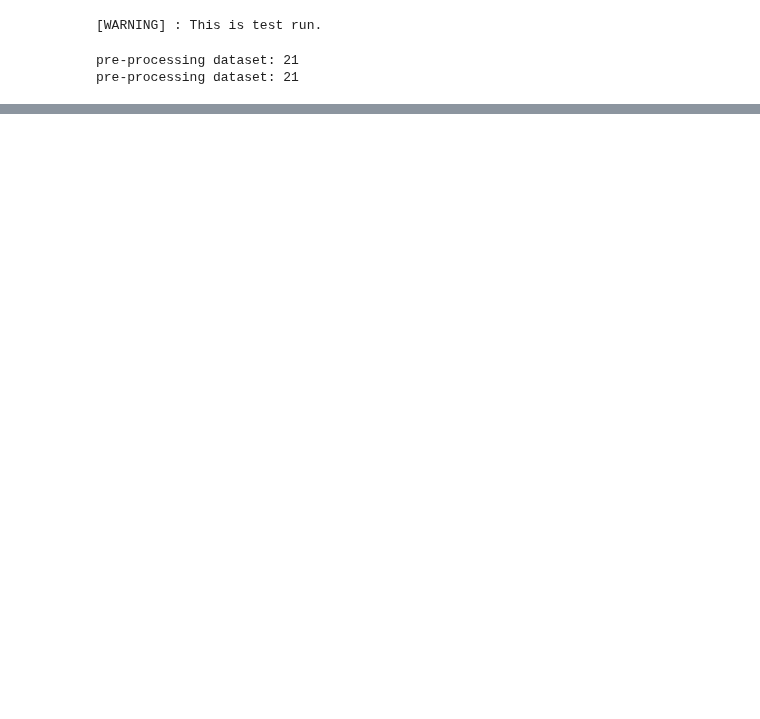
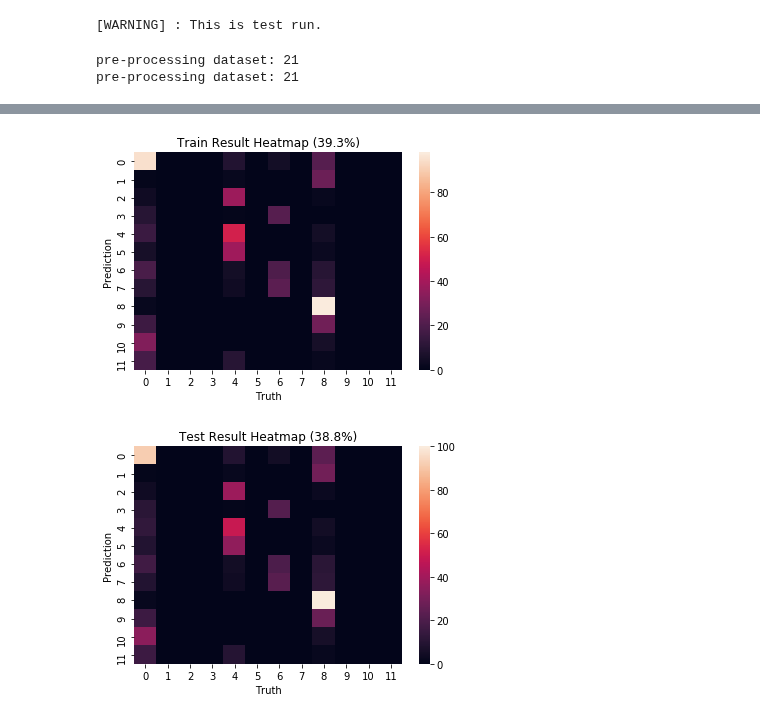
Before and after one commit to ArefMq/action-recognition-via-snn, a Jupyter notebook: synapse_test.ipynb, the cells around one changed output, grey strips where cells are left out. Cells and saved outputs as stored; diff of their text form; code cells hidden in the pictures; blank space fills up the shorter version.

```diff
--- a/synapse_test.ipynb
+++ b/synapse_test.ipynb
@@ -267,7 +268,7 @@ network.time_expector = time_expector
 
 
 network.add_layer(DenseWithSynapse,
-    input_shape=4096,
+    input_shape=(64, 64),
     output_shape=128,
     w_init_mean=0.0,
     w_init_std=weight_scale
@@ -285,10 +286,6 @@ network = network.to(network.device, network.dtype) # FIXME: this is a bug, fix
 opt = torch.optim.SGD(network.get_trainable_parameters(), lr=1e-3, momentum=0.9)
 network.fit(load_data, epochs=nb_epochs, optimizer=opt, dataset_size=dataset_size)
 
-print('\n----------------------------------------')
-train_accuracy = network.compute_classification_accuracy(load_data('acc_train'))
-print("Final Train Accuracy=%.2f%%"%(train_accuracy * 100.))
-test_accuracy = network.compute_classification_accuracy(load_data('acc_test'))
-print("Final Test Accuracy=%.2f%%"%(test_accuracy * 100.))
+print_and_plot_accuracy_metrics(network, load_data('acc_train'), load_data('acc_test'))
 # %% [output]
 Network with synapse:
@@ -311,3 +308,5 @@ Final Test Accuracy=35.86%
+[figure, added]
+[figure, added]
 # %%
 print('Network without synapse:')
 
```
Also changed, not shown: parts of 3 cells of this notebook, 7 other files.
